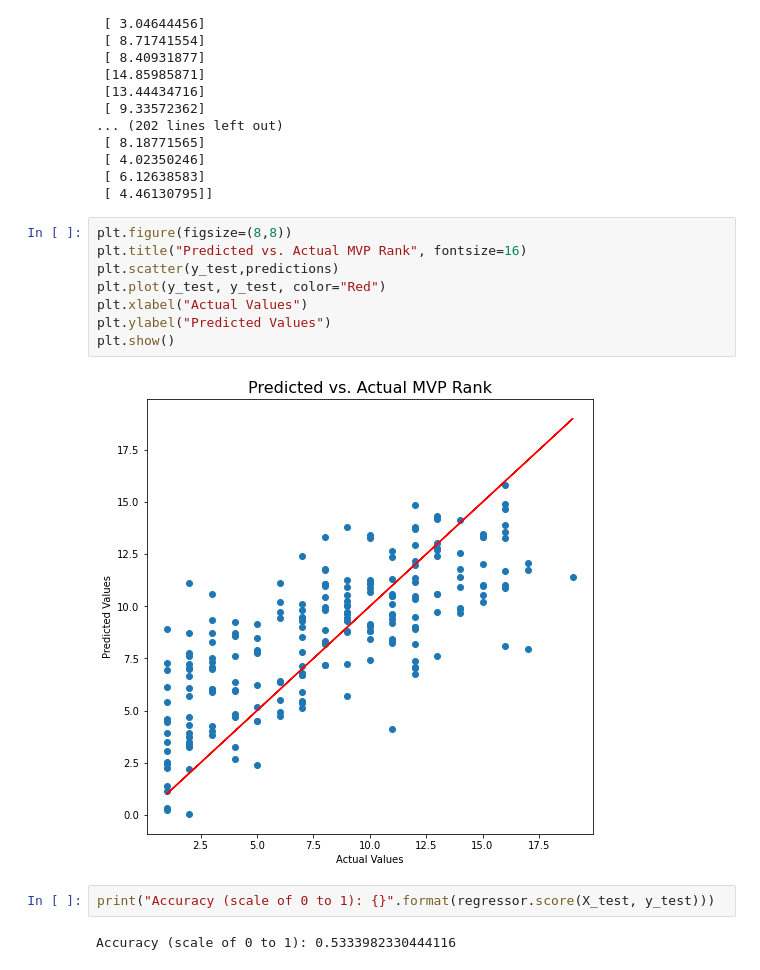
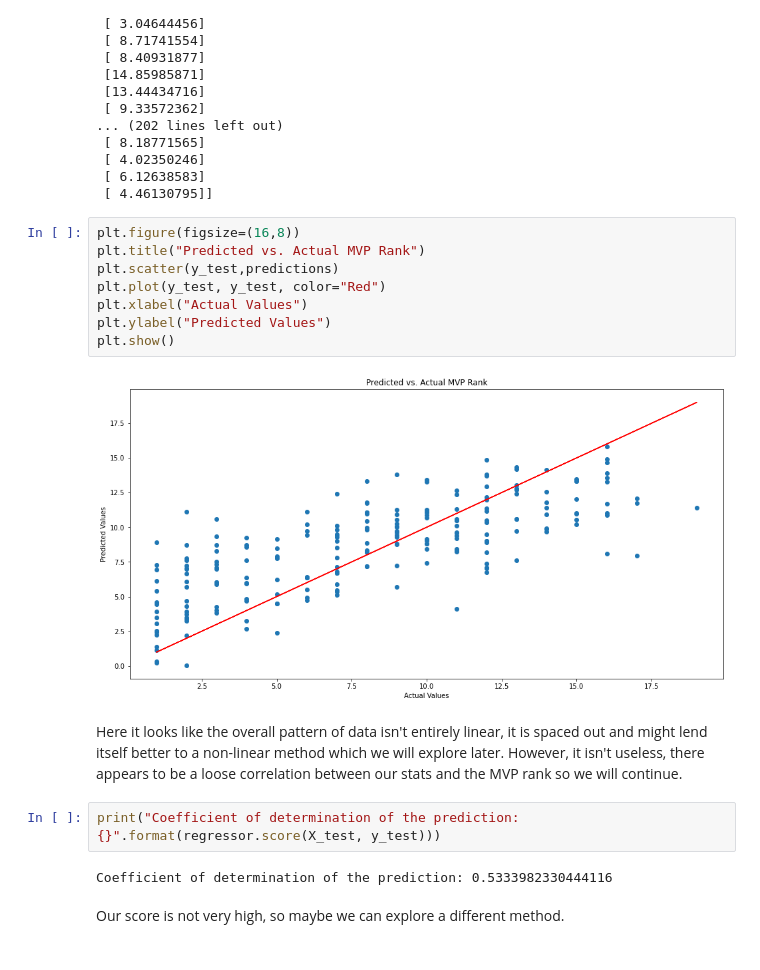
Before and after one commit to nbritto795/nbritto795.github.io, a Jupyter notebook: FinalProject.ipynb, the cells around one changed output. Cells and saved outputs as stored; diff of their text form.

```diff
--- a/FinalProject.ipynb
+++ b/FinalProject.ipynb
@@ -496,16 +546,20 @@ print(predictions)
  [ 6.12638583]
  [ 4.46130795]]
 # %%
-plt.figure(figsize=(8,8))
-plt.title("Predicted vs. Actual MVP Rank", fontsize=16)
+plt.figure(figsize=(16,8))
+plt.title("Predicted vs. Actual MVP Rank")
 plt.scatter(y_test,predictions)
 plt.plot(y_test, y_test, color="Red")
 plt.xlabel("Actual Values")
 plt.ylabel("Predicted Values")
 plt.show()
 # %% [output]
-[figure, old version]
+[figure, new version]
+# %% [markdown]
+Here it looks like the overall pattern of data isn't entirely linear, it is spaced out and might lend itself better to a non-linear method which we will explore later. However, it isn't useless, there appears to be a loose correlation between our stats and the MVP rank so we will continue.
 # %%
-print("Accuracy (scale of 0 to 1): {}".format(regressor.score(X_test, y_test)))
+print("Coefficient of determination of the prediction: {}".format(regressor.score(X_test, y_test)))
 # %% [output]
-Accuracy (scale of 0 to 1): 0.5333982330444116
+Coefficient of determination of the prediction: 0.5333982330444116
+# %% [markdown]
+Our score is not very high, so maybe we can explore a different method.
```
Also changed, not shown: parts of 75 cells of this notebook.
